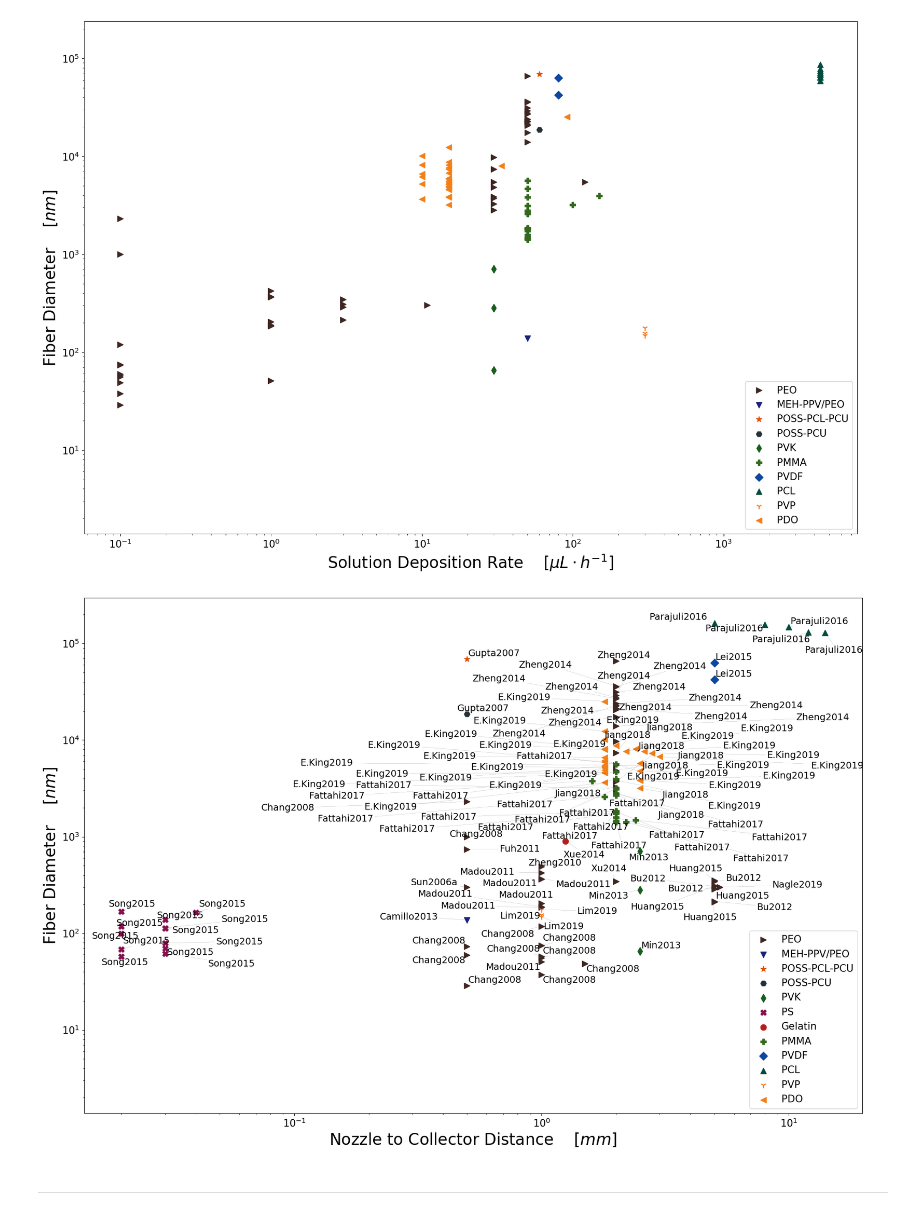
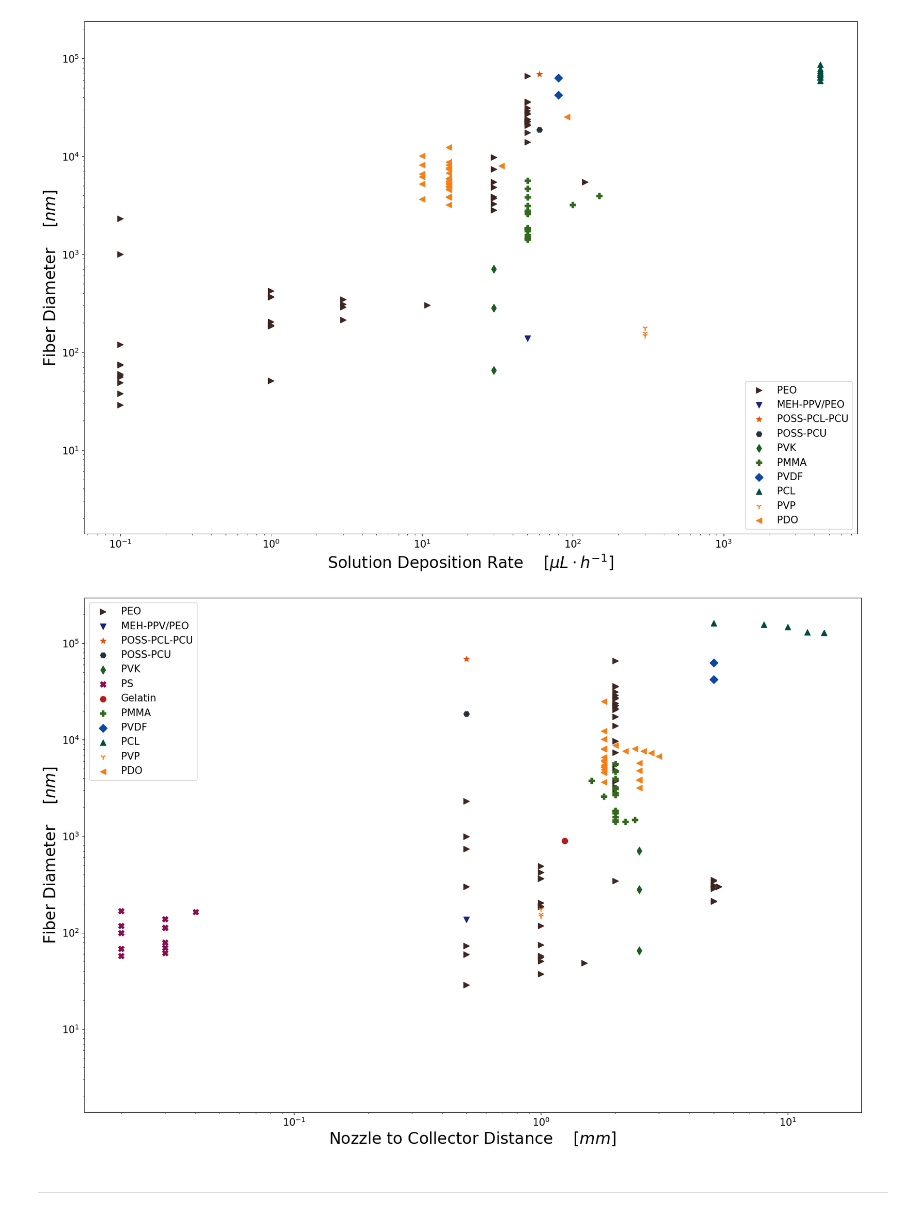
Before and after one commit to KiraSensei13/MNT_ITESM_Thesis, a Jupyter notebook: NFES_Review/_jupyterPlots/NFES_ReviewPaper.ipynb, the cells around one changed output. Saved outputs shown, nothing was run; the diff lists cells and outputs as text; code cells hidden in the pictures.

```diff
--- a/NFES_Review/_jupyterPlots/NFES_ReviewPaper.ipynb
+++ b/NFES_Review/_jupyterPlots/NFES_ReviewPaper.ipynb
@@ -906,14 +906,14 @@ scatterPlot_breakAxis(x_str, x_units, y_str, y_units, refLabels, logScale, df, d
 # %%
 x_str = 'Nozzle to Collector Distance'; x_units = r'$[mm]$';
 y_str = 'Fiber Diameter'; y_units = r'$[nm]$';
 breakXlim = None;
 breakYlim = None;
 logScale  = True;
-refLabels = True;
+refLabels = False;
 legPos    = 'upper left';
 scatterPlot_breakAxis(x_str, x_units, y_str, y_units, refLabels, logScale, df, df_x, breakXlim, breakYlim, legPos);
 # %% [output]
-[figure, old version]
+[figure, new version]
 # %% [markdown]
 ---
 # %%
```
Also changed, not shown: parts of 3 cells of this notebook, 4 other files.
